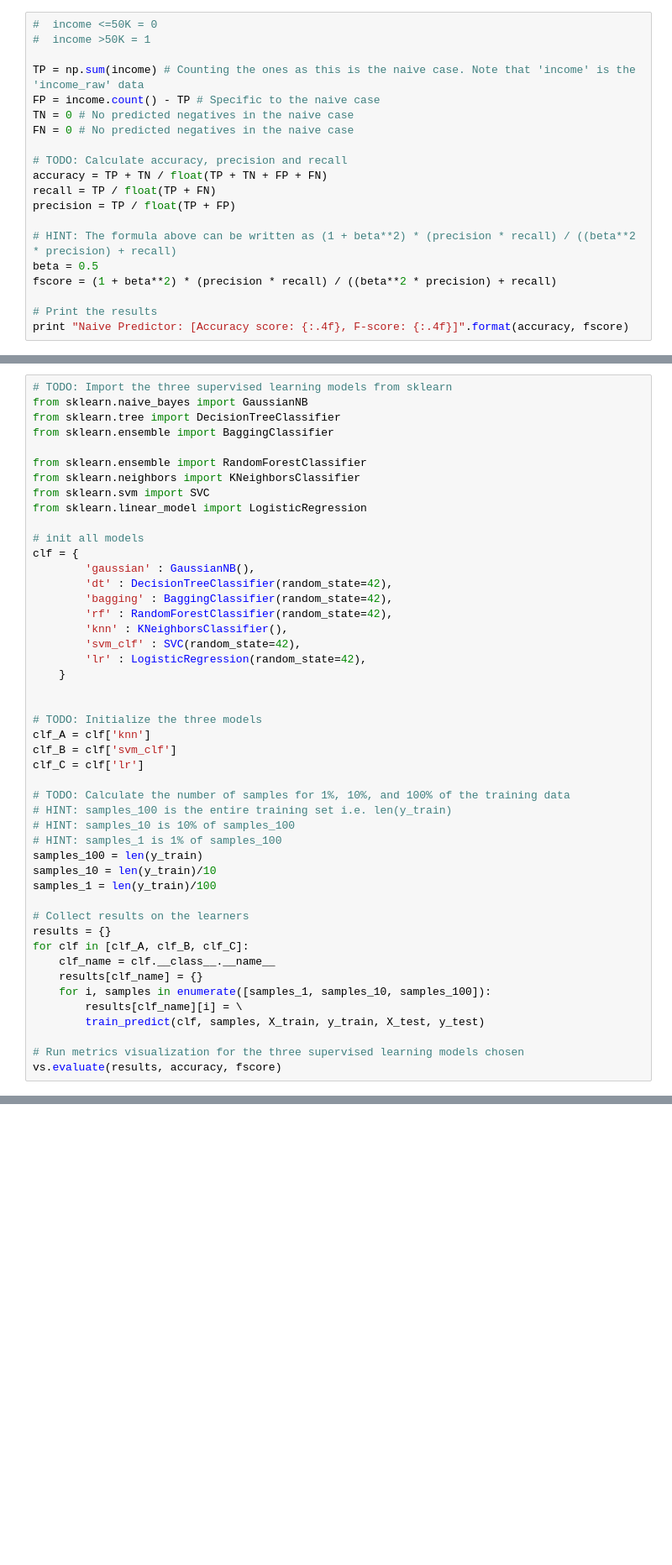
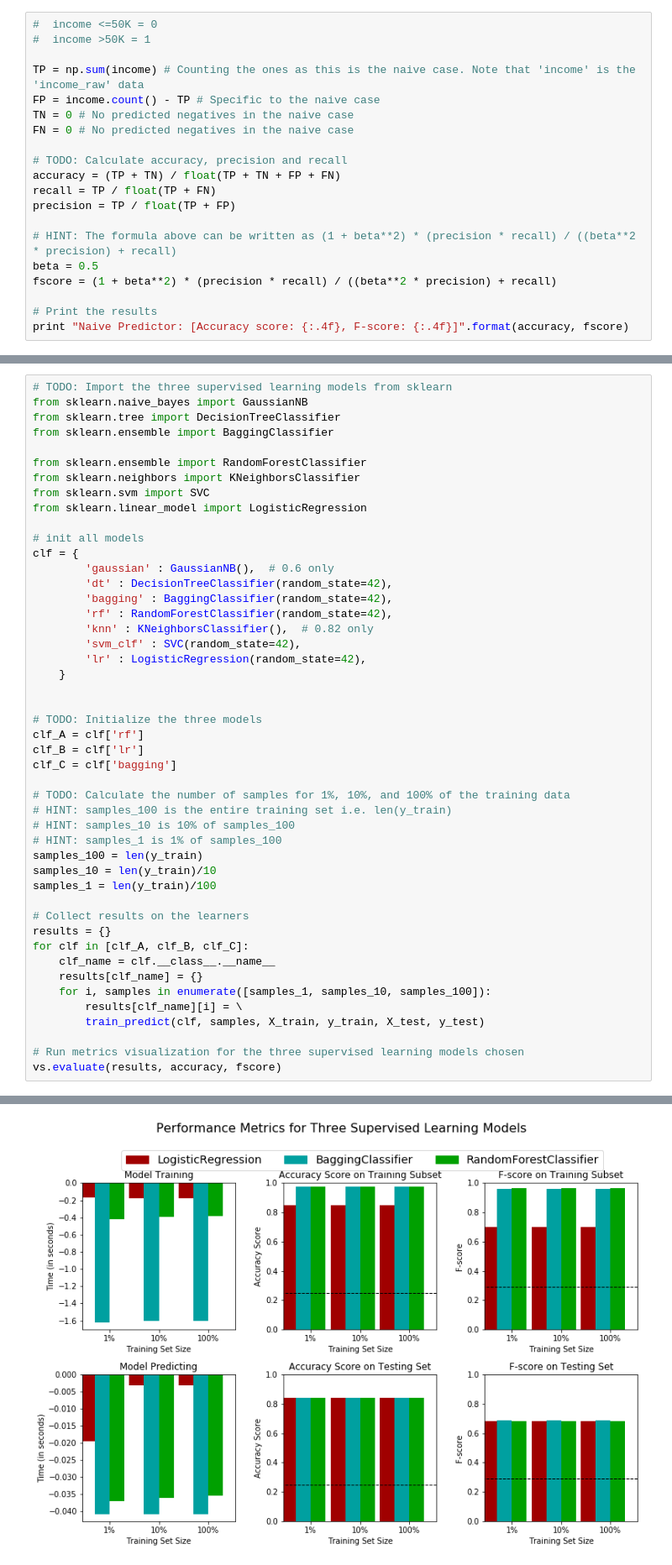
Before and after one commit to DimasAdinugroho/machine-learning-nanodegree, a Jupyter notebook: finding_donors/finding_donors.ipynb, the cells around one changed output, grey strips where cells are left out. Shown at 84% size. Saved outputs shown, nothing was run; the diff lists cells and outputs as text; blank space fills up the shorter version.

```diff
--- a/finding_donors/finding_donors.ipynb
+++ b/finding_donors/finding_donors.ipynb
@@ -230,7 +259,7 @@ TN = 0 # No predicted negatives in the naive case
 FN = 0 # No predicted negatives in the naive case
 
 # TODO: Calculate accuracy, precision and recall
-accuracy = TP + TN / float(TP + TN + FP + FN)
+accuracy = (TP + TN) / float(TP + TN + FP + FN)
 recall = TP / float(TP + FN)
 precision = TP / float(TP + FP)
 
@@ -368,20 +418,20 @@ from sklearn.linear_model import LogisticRegression
 
 # init all models
 clf = {
-        'gaussian' : GaussianNB(),
+        'gaussian' : GaussianNB(),  # 0.6 only
         'dt' : DecisionTreeClassifier(random_state=42),
         'bagging' : BaggingClassifier(random_state=42),
         'rf' : RandomForestClassifier(random_state=42),
-        'knn' : KNeighborsClassifier(),
+        'knn' : KNeighborsClassifier(),  # 0.82 only
         'svm_clf' : SVC(random_state=42),
         'lr' : LogisticRegression(random_state=42),
     }
 
 
 # TODO: Initialize the three models
-clf_A = clf['knn']
-clf_B = clf['svm_clf']
-clf_C = clf['lr']
+clf_A = clf['rf']
+clf_B = clf['lr']
+clf_C = clf['bagging']
 
 # TODO: Calculate the number of samples for 1%, 10%, and 100% of the training data
 # HINT: samples_100 is the entire training set i.e. len(y_train)
@@ -402,3 +452,4 @@ for clf in [clf_A, clf_B, clf_C]:
 
 # Run metrics visualization for the three supervised learning models chosen
 vs.evaluate(results, accuracy, fscore)
+# %% [output]
@@ -404,0 +465 @@ vs.evaluate(results, accuracy, fscore)
+[figure, added]
```
Also changed, not shown: parts of 32 cells of this notebook, 2 other files.
